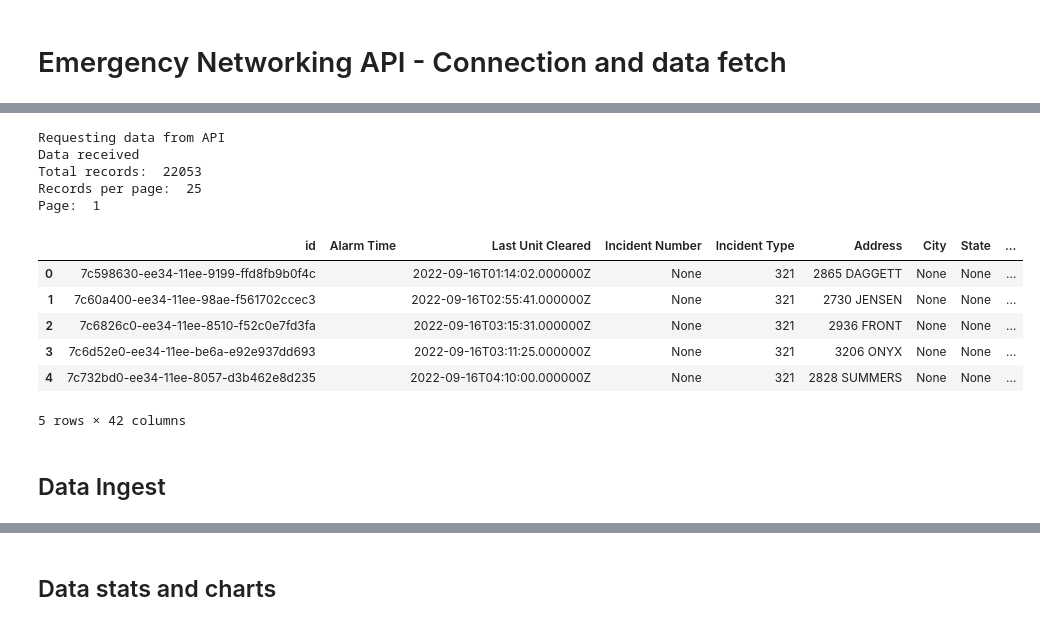
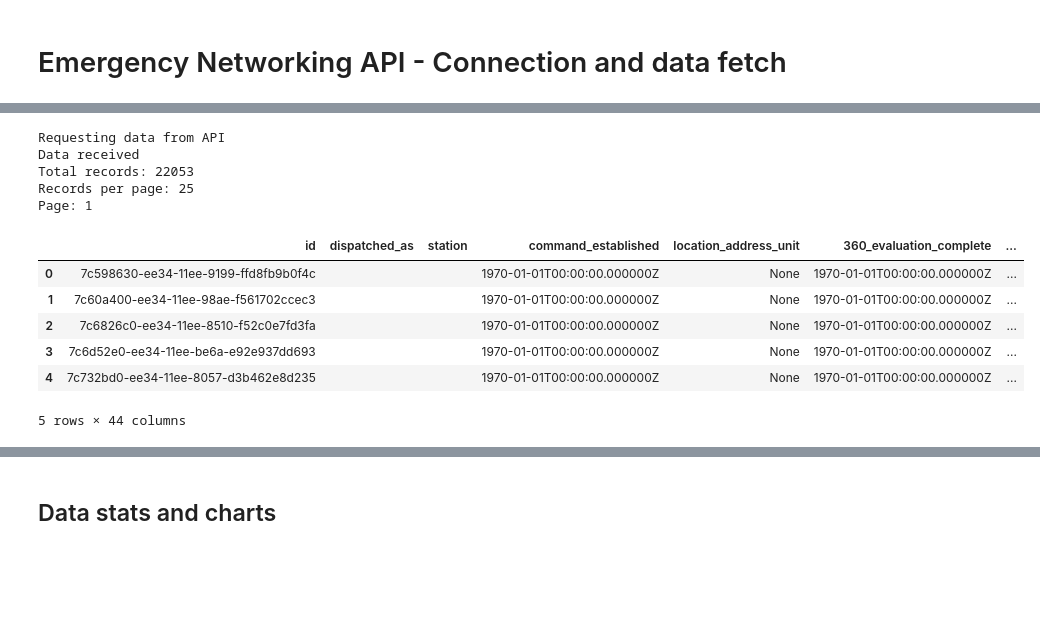
Before and after one commit to datasantana/emergencyNetworking, a Jupyter notebook: main.ipynb, the cells around one changed output, grey strips where cells are left out. Saved outputs shown, nothing was run; the diff lists cells and outputs as text; code cells hidden in the pictures; blank space fills up the shorter version.

```diff
--- a/main.ipynb
+++ b/main.ipynb
@@ -14,25 +18,25 @@ conn = http.client.HTTPSConnection("staging.emergencynetworking.com")
 
 headers = {
     'Accept': "application/json",
-    'Authorization': "Bearer " + token
+    'Authorization': f"Bearer {token}"
 }
 print("Requesting data from API")
 
 # API call
-conn.request("GET", "/department-api/v/Fire-Billing", headers=headers)
+conn.request("GET", "/department-api/v/incidents", headers=headers)
 
 res = conn.getresponse()
 data = res.read()
-dataObj = json.loads(data.decode("utf-8"))
+data_obj = json.loads(data.decode("utf-8"))
 
 # print dataObject attributes 'total', ''perPage', 'page', 'data'
 print("Data received")
-print("Total records: ", dataObj['total'])
-print("Records per page: ", dataObj['perPage'])
-print("Page: ", dataObj['currentPage'])
+print(f"Total records: {data_obj['total']}")
+print(f"Records per page: {data_obj['perPage']}")
+print(f"Page: {data_obj['currentPage']}")
 
 # transform dataObj['data'] to pandas dataframe
-df = pd.DataFrame(dataObj['data'])
+df = pd.DataFrame(data_obj['data'])
 df.head(5)
 # %% [output]
 Requesting data from API
@@ -43,9 +47,7 @@ Page:  1
-|  | id | Alarm Time | Last Unit Cleared | Incident Number | Incident Type | Address | City | State | ... |
-| 0 | 7c598630-ee34-11ee-9199-ffd8fb9b0f4c |  | 2022-09-16T01:14:02.000000Z | None | 321 | 2865 DAGGETT | None | None | ... |
-| 1 | 7c60a400-ee34-11ee-98ae-f561702ccec3 |  | 2022-09-16T02:55:41.000000Z | None | 321 | 2730 JENSEN | None | None | ... |
-| 2 | 7c6826c0-ee34-11ee-8510-f52c0e7fd3fa |  | 2022-09-16T03:15:31.000000Z | None | 321 | 2936 FRONT | None | None | ... |
-| 3 | 7c6d52e0-ee34-11ee-be6a-e92e937dd693 |  | 2022-09-16T03:11:25.000000Z | None | 321 | 3206 ONYX | None | None | ... |
-| 4 | 7c732bd0-ee34-11ee-8057-d3b462e8d235 |  | 2022-09-16T04:10:00.000000Z | None | 321 | 2828 SUMMERS | None | None | ... |
+|  | id | dispatched_as | station | command_established | location_address_unit | 360_evaluation_complete | ... |
+| 0 | 7c598630-ee34-11ee-9199-ffd8fb9b0f4c |  |  | 1970-01-01T00:00:00.000000Z | None | 1970-01-01T00:00:00.000000Z | ... |
+| 1 | 7c60a400-ee34-11ee-98ae-f561702ccec3 |  |  | 1970-01-01T00:00:00.000000Z | None | 1970-01-01T00:00:00.000000Z | ... |
+| 2 | 7c6826c0-ee34-11ee-8510-f52c0e7fd3fa |  |  | 1970-01-01T00:00:00.000000Z | None | 1970-01-01T00:00:00.000000Z | ... |
+| 3 | 7c6d52e0-ee34-11ee-be6a-e92e937dd693 |  |  | 1970-01-01T00:00:00.000000Z | None | 1970-01-01T00:00:00.000000Z | ... |
+| 4 | 7c732bd0-ee34-11ee-8057-d3b462e8d235 |  |  | 1970-01-01T00:00:00.000000Z | None | 1970-01-01T00:00:00.000000Z | ... |
-5 rows × 42 columns
+5 rows × 44 columns
-# %% [markdown]
-## Data Ingest
```
Also changed, not shown: parts of 10 cells of this notebook, 1 other file.
